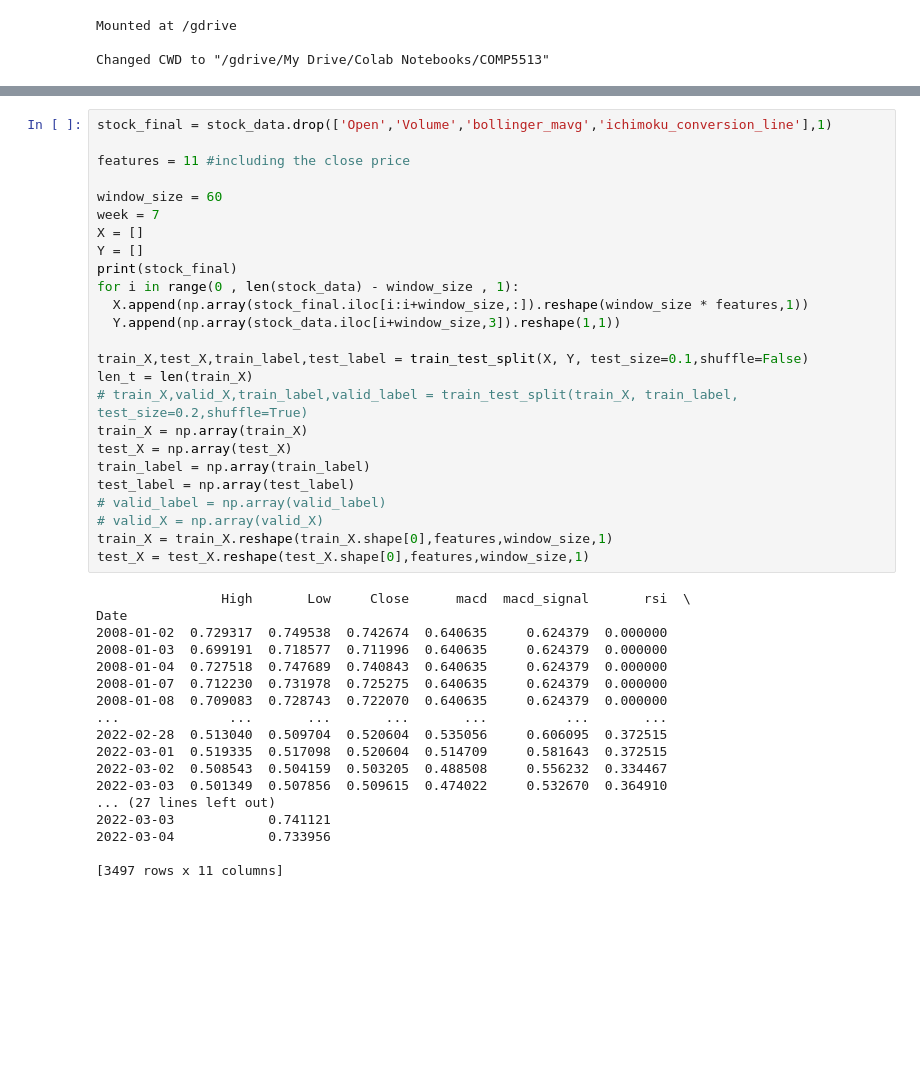
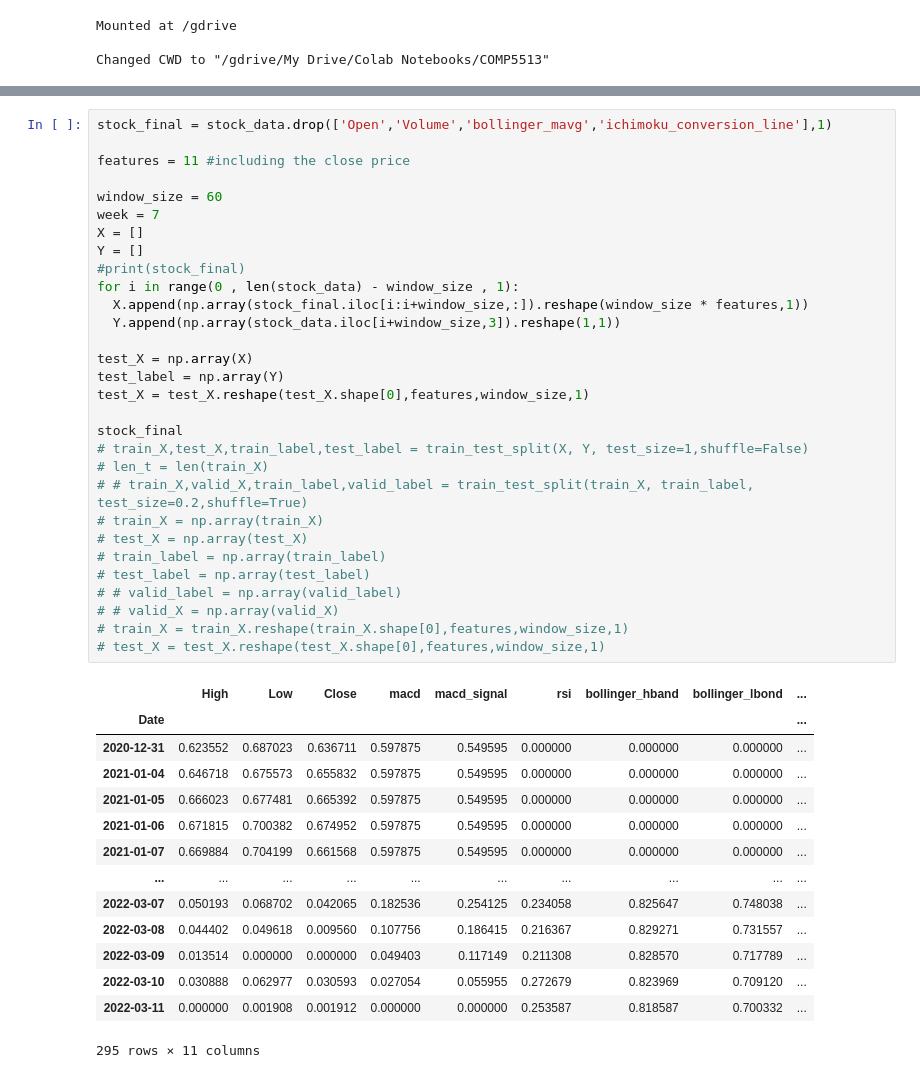
Before and after one commit to joechan22/financial-computing-proj, a Jupyter notebook: back_test.ipynb, the cells around one changed output, grey strips where cells are left out. Cells and saved outputs as stored; diff of their text form; blank space fills up the shorter version.

```diff
--- a/back_test.ipynb
+++ b/back_test.ipynb
@@ -147,46 +148,48 @@ stock_data
 # %%
 stock_final = stock_data.drop(['Open','Volume','bollinger_mavg','ichimoku_conversion_line'],1)
 
 features = 11 #including the close price
 
 window_size = 60
 week = 7
 X = []
 Y = []
-print(stock_final)
+#print(stock_final)
 for i in range(0 , len(stock_data) - window_size , 1):
   X.append(np.array(stock_final.iloc[i:i+window_size,:]).reshape(window_size * features,1))
   Y.append(np.array(stock_data.iloc[i+window_size,3]).reshape(1,1))
 
-train_X,test_X,train_label,test_label = train_test_split(X, Y, test_size=0.1,shuffle=False)
-len_t = len(train_X)
-# train_X,valid_X,train_label,valid_label = train_test_split(train_X, train_label, test_size=0.2,shuffle=True)
-train_X = np.array(train_X)
-test_X = np.array(test_X)
-train_label = np.array(train_label)
-test_label = np.array(test_label)
-# valid_label = np.array(valid_label)
-# valid_X = np.array(valid_X)
-train_X = train_X.reshape(train_X.shape[0],features,window_size,1)
+test_X = np.array(X)
+test_label = np.array(Y)
 test_X = test_X.reshape(test_X.shape[0],features,window_size,1)
+
+stock_final
+# train_X,test_X,train_label,test_label = train_test_split(X, Y, test_size=1,shuffle=False)
+# len_t = len(train_X)
+# # train_X,valid_X,train_label,valid_label = train_test_split(train_X, train_label, test_size=0.2,shuffle=True)
+# train_X = np.array(train_X)
+# test_X = np.array(test_X)
+# train_label = np.array(train_label)
+# test_label = np.array(test_label)
+# # valid_label = np.array(valid_label)
+# # valid_X = np.array(valid_X)
+# train_X = train_X.reshape(train_X.shape[0],features,window_size,1)
+# test_X = test_X.reshape(test_X.shape[0],features,window_size,1)
 # %% [output]
+|  | High | Low | Close | macd | macd_signal | rsi | bollinger_hband | bollinger_lbond | ... |
+| Date |  |  |  |  |  |  |  |  | ... |
+| 2020-12-31 | 0.623552 | 0.687023 | 0.636711 | 0.597875 | 0.549595 | 0.000000 | 0.000000 | 0.000000 | ... |
+| 2021-01-04 | 0.646718 | 0.675573 | 0.655832 | 0.597875 | 0.549595 | 0.000000 | 0.000000 | 0.000000 | ... |
+| 2021-01-05 | 0.666023 | 0.677481 | 0.665392 | 0.597875 | 0.549595 | 0.000000 | 0.000000 | 0.000000 | ... |
+| 2021-01-06 | 0.671815 | 0.700382 | 0.674952 | 0.597875 | 0.549595 | 0.000000 | 0.000000 | 0.000000 | ... |
+| 2021-01-07 | 0.669884 | 0.704199 | 0.661568 | 0.597875 | 0.549595 | 0.000000 | 0.000000 | 0.000000 | ... |
+| ... | ... | ... | ... | ... | ... | ... | ... | ... | ... |
+| 2022-03-07 | 0.050193 | 0.068702 | 0.042065 | 0.182536 | 0.254125 | 0.234058 | 0.825647 | 0.748038 | ... |
+| 2022-03-08 | 0.044402 | 0.049618 | 0.009560 | 0.107756 | 0.186415 | 0.216367 | 0.829271 | 0.731557 | ... |
+| 2022-03-09 | 0.013514 | 0.000000 | 0.000000 | 0.049403 | 0.117149 | 0.211308 | 0.828570 | 0.717789 | ... |
+| 2022-03-10 | 0.030888 | 0.062977 | 0.030593 | 0.027054 | 0.055955 | 0.272679 | 0.823969 | 0.709120 | ... |
+| 2022-03-11 | 0.000000 | 0.001908 | 0.001912 | 0.000000 | 0.000000 | 0.253587 | 0.818587 | 0.700332 | ... |
-                High       Low     Close      macd  macd_signal       rsi  \
-Date
-2008-01-02  0.729317  0.749538  0.742674  0.640635     0.624379  0.000000
-2008-01-03  0.699191  0.718577  0.711996  0.640635     0.624379  0.000000
-2008-01-04  0.727518  0.747689  0.740843  0.640635     0.624379  0.000000
-2008-01-07  0.712230  0.731978  0.725275  0.640635     0.624379  0.000000
-2008-01-08  0.709083  0.728743  0.722070  0.640635     0.624379  0.000000
-...              ...       ...       ...       ...          ...       ...
-2022-02-28  0.513040  0.509704  0.520604  0.535056     0.606095  0.372515
-2022-03-01  0.519335  0.517098  0.520604  0.514709     0.581643  0.372515
-2022-03-02  0.508543  0.504159  0.503205  0.488508     0.556232  0.334467
-2022-03-03  0.501349  0.507856  0.509615  0.474022     0.532670  0.364910
-... (27 lines left out)
-2022-03-03            0.741121
-2022-03-04            0.733956
-
-[3497 rows x 11 columns]
+295 rows × 11 columns
 # %%
 predicted  = model.predict(test_X)
 
```
Also changed, not shown: parts of 19 cells of this notebook, 1 other file.
